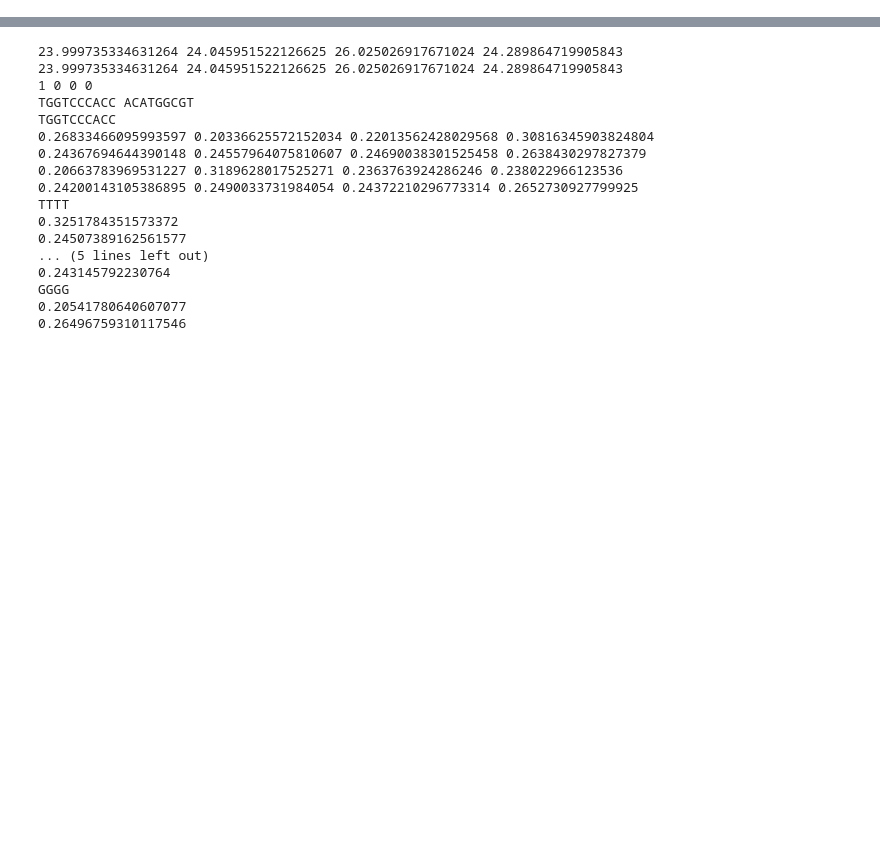
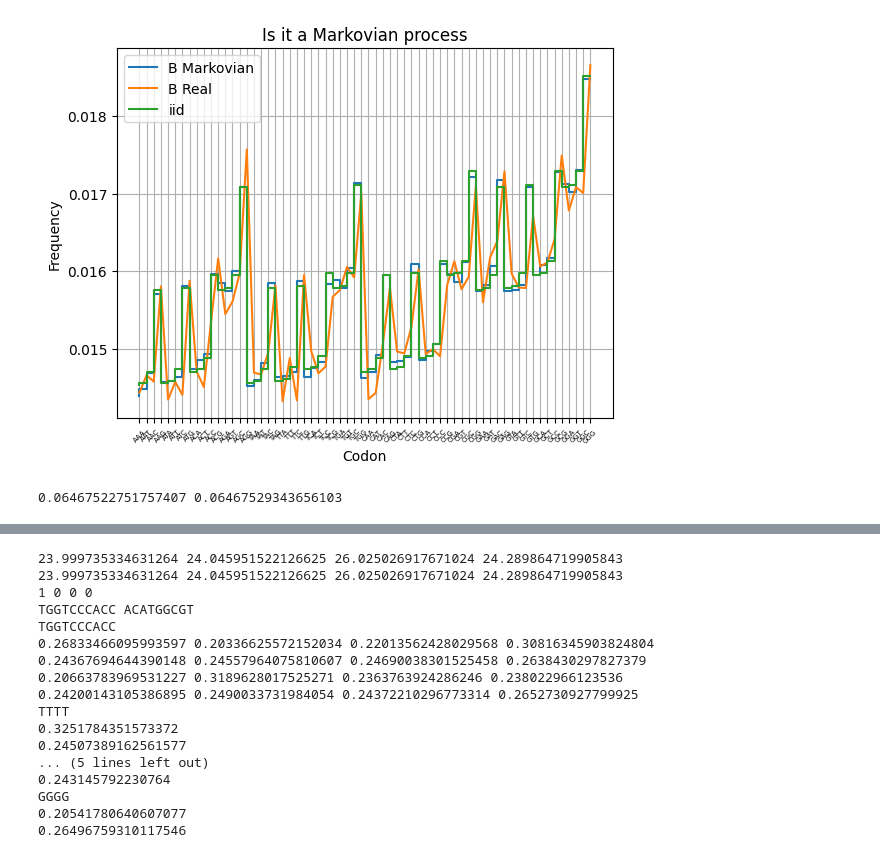
Before and after one commit to Joshua-Lemus/Which-is-E_Coli, a Jupyter notebook: Which-is-EColi.ipynb, the cells around one changed output, grey strips where cells are left out. Saved outputs shown, nothing was run; the diff lists cells and outputs as text; code cells hidden in the pictures; blank space fills up the shorter version.

```diff
--- a/Which-is-EColi.ipynb
+++ b/Which-is-EColi.ipynb
@@ -0,0 +373,19 @@
+# %%
+plt.step(B_Markovian.keys(), B_Markovian.values(), label='B Markovian')
+#plt.step(B_memory.keys(), B_memory.values(), label='B memory')
+plt.plot(B_codons_no_overlap.keys(), B_codons_no_overlap.values(), label='B Real')
+plt.step(random_codons.keys(), random_codons.values(), label='iid')
+plt.xticks(rotation=45)
+plt.legend(loc='best')
+plt.title('Is it a Markovian process')
+plt.xlabel('Codon')
+plt.ylabel('Frequency')
+plt.rc('xtick', labelsize=5)    # fontsize of the tick labels
+plt.grid()
+plt.show()
+# %% [output]
+[figure, added]
+# %%
+print(B_N2_N1['AG'],B_real['AG'])
+# %% [output]
+0.06467522751757407 0.06467529343656103
```
Also changed, not shown: parts of 36 cells of this notebook.
